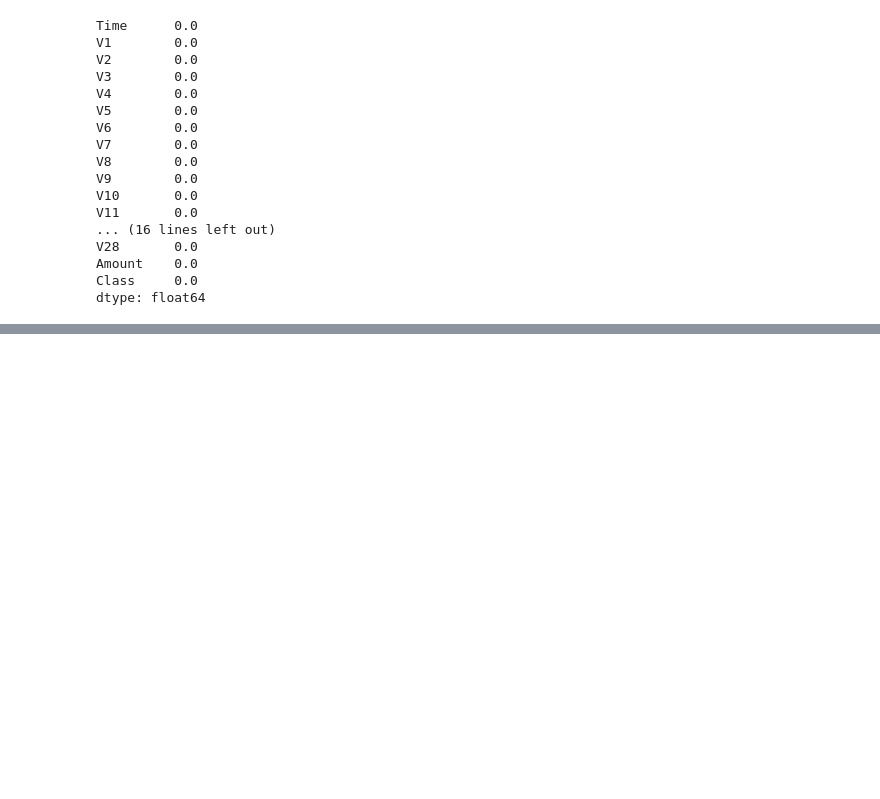
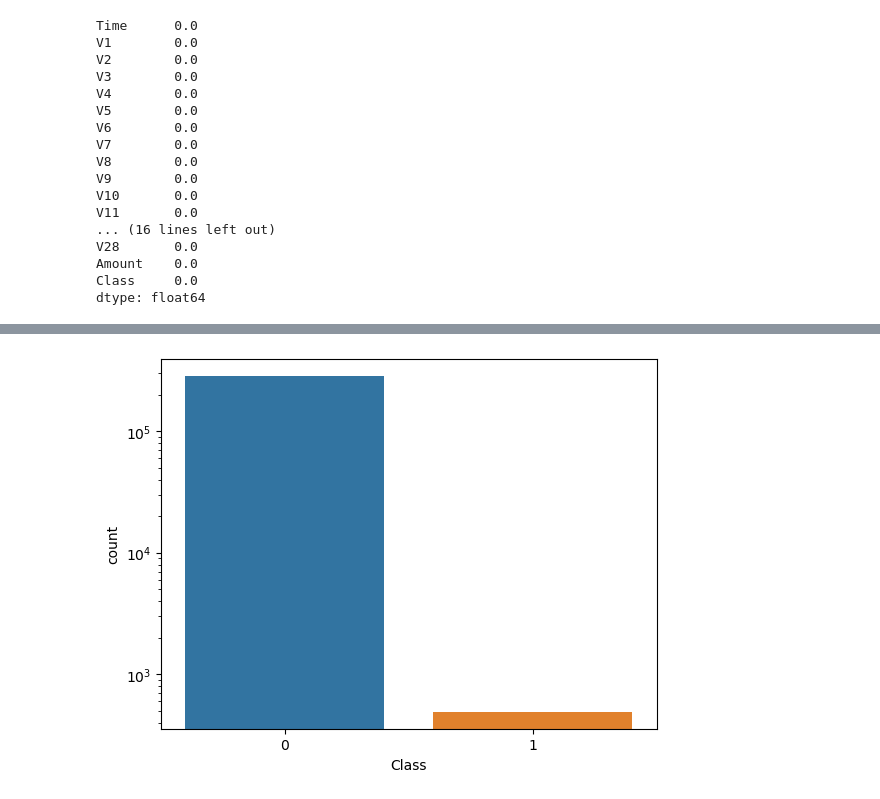
Before and after one commit to AnkitDogra-07/Research-CSE-V, a Jupyter notebook: Work/Notebooks for Data Cleaning/creditcard-notebook.ipynb, the cells around one changed output, grey strips where cells are left out. Drawn from its saved outputs; the diff is of its cells as text; code cells hidden in the pictures; blank space fills up the shorter version.

```diff
--- a/Work/Notebooks for Data Cleaning/creditcard-notebook.ipynb
+++ b/Work/Notebooks for Data Cleaning/creditcard-notebook.ipynb
@@ -8,5 +8,5 @@ import statsmodels.api as sm
 import warnings
 warnings.filterwarnings("ignore")
 # %%
-main_df = pd.read_csv("C:\\Users\\ankit\\OneDrive\\Desktop\\Dev\\Research\\Data\\kaggle\\creditcard.csv")
+main_df = pd.read_csv("C:\\Users\\ankit\\OneDrive\\Desktop\\Dev\\Research\\Research-CSE-V\\Work\\kaggle\\creditcard.csv")
 main_df.head()
@@ -44,0 +55,5 @@ draw_histograms(main_df, main_df.columns, 8, 4)
+# %%
+ax = sns.countplot(x="Class", data=main_df)
+ax.set_yscale("log")
+# %% [output]
+[figure, added]
```
Also changed, not shown: parts of 3 cells of this notebook.
